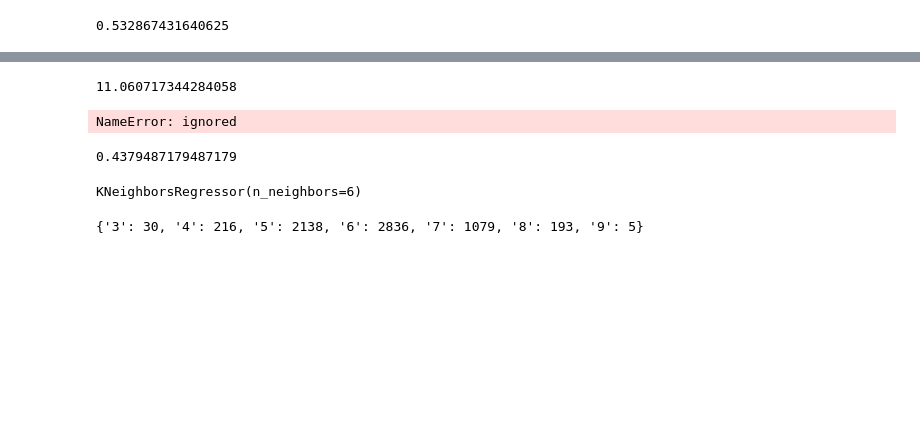
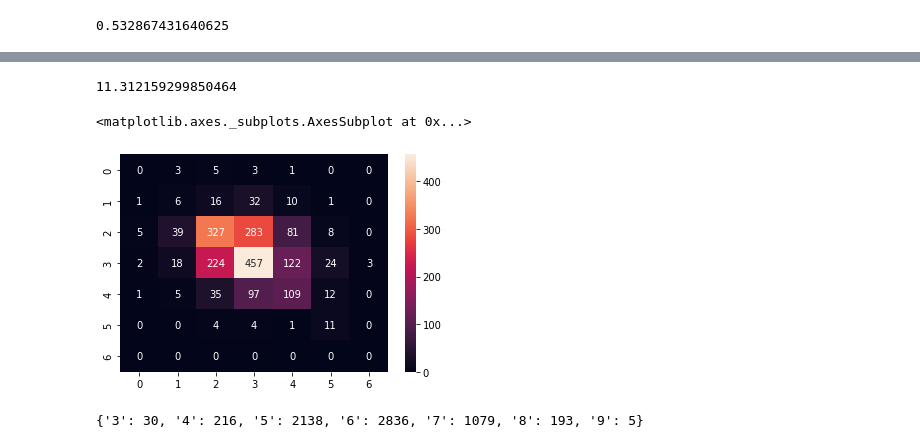
Before and after one commit to davialvesguerra/trainee-iee, a Jupyter notebook: 3º_Período.ipynb, the cells around one changed output, grey strips where cells are left out. Drawn from its saved outputs; the diff is of its cells as text; code cells hidden in the pictures; blank space fills up the shorter version.

```diff
--- a/3º_Período.ipynb
+++ b/3º_Período.ipynb
@@ -71,23 +71,30 @@ print(end - start)
 # %% [output]
 0.532867431640625
 # %%
-def knn(x_test, X_train, y_train, k):
+def knn(X_test, X_train, y_train, k):
 
-  ind = X_train.index
-  X_process = X_train - x_test
-  X_process = X_process**2
+  nrow = X_test.shape[0]
+  y_pred = np.empty(nrow)
 
-  X_process = np.sqrt(np.sum(X_process, axis=1))
+  for i in range(nrow):
 
-  result = np.column_stack([ind,X_process])
+    x_test = X_test[i,:]
 
-  result = result[result[:,1].argsort()]
+    ind = X_train.index
+    X_process = X_train - x_test
+    X_process = X_process**2
 
-  result = y_train[result[:k,0]]
+    X_process = np.sqrt(np.sum(X_process, axis=1))
 
-  counts = np.argmax(np.bincount(result))
+    result = np.column_stack([ind,X_process])
 
-  return counts
+    result = result[result[:,1].argsort()]
+
+    result = y_train[result[:k,0]]
+
+    y_pred[i] = np.argmax(np.bincount(result))
+
+  return y_pred
 # %%
 from sklearn.model_selection import train_test_split
 from sklearn.metrics import confusion_matrix
@@ -108,24 +111,9 @@ X_train, X_test, y_train, y_test = train_test_split(X, y, test_size=0.3, random_
 X_test = X_test.to_numpy()
 
 start_time = time.time()
-y_pred = [knn(X_test[x,:], X_train, y_train, k = 3) for x in range(X_test.shape[0])]
+y_pred = knn(X_test, X_train, y_train, k=3)
 end_time = time.time()
 
 end_time - start_time
 # %% [output]
-11.060717344284058
+11.312159299850464
-# %%
-y_pred1 = [int(x) for x in y_pred1]
-
-confusion_matrix(y_test, y_pred1)
-# %% [output]
-NameError: ignored
-# %%
-accuracy_score(y_test, y_pred1)
-# %% [output]
-0.4379487179487179
-# %%
-KNN = KNeighborsRegressor(n_neighbors=6)
-KNN.fit(X_train, y_train)
-# %% [output]
-KNeighborsRegressor(n_neighbors=6)
@@ -134,3 +120,10 @@ y_pred1 = KNN.predict(X_test)
+# %%
+conf_matrix = confusion_matrix( y_pred, y_test)
+# %%
+sns.heatmap(conf_matrix, annot=True,  fmt='g')
+# %% [output]
+<matplotlib.axes._subplots.AxesSubplot at 0x...>
+[figure, added]
 # %%
 def cont_unique(vetor):
   dic = {}
```
Also changed, not shown: parts of 6 cells of this notebook.
